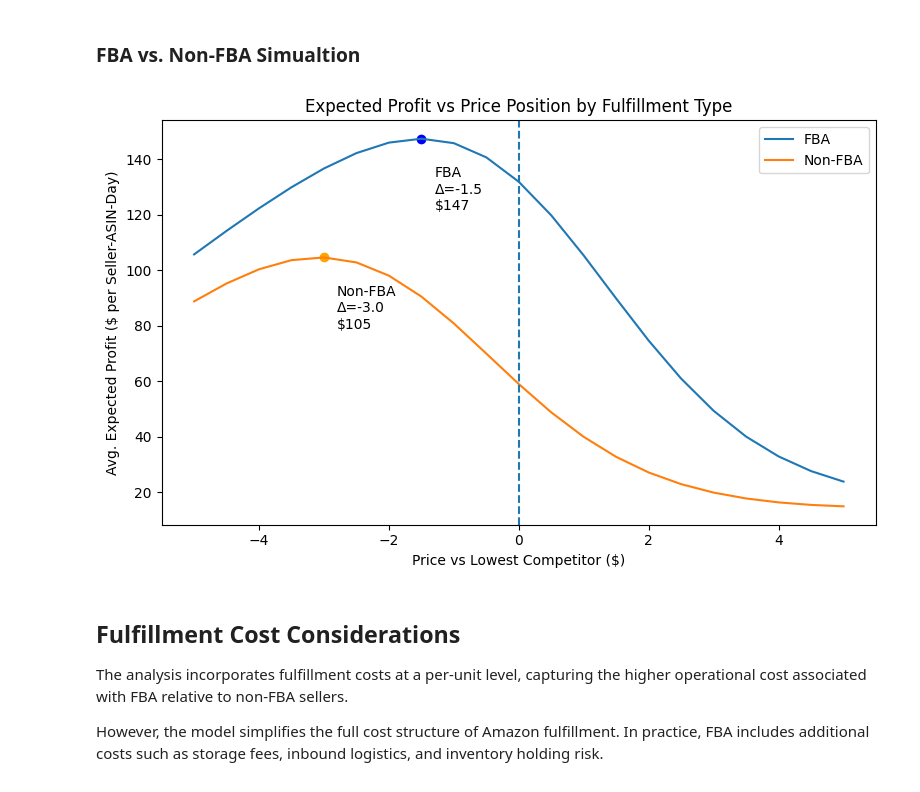
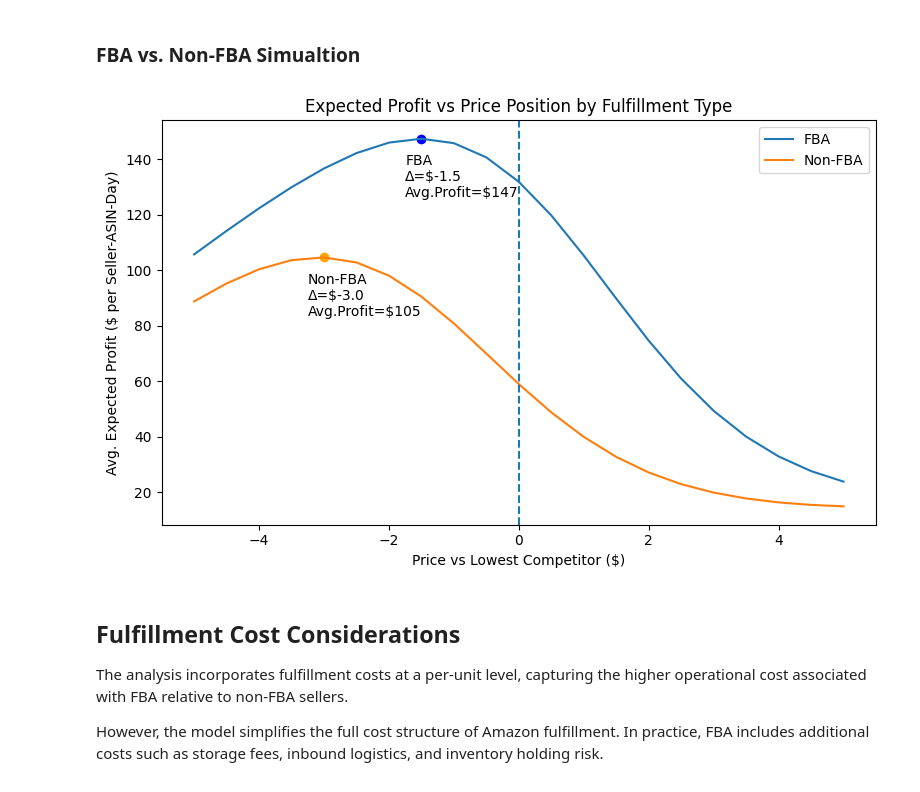
Before and after one commit to sbelarmin/amazon-buy-box-marketplace, a Jupyter notebook: notebooks/06_price_optimization.ipynb, the cells around one changed output. Cells and saved outputs as stored; diff of their text form; code cells hidden in the pictures.

```diff
--- a/notebooks/06_price_optimization.ipynb
+++ b/notebooks/06_price_optimization.ipynb
@@ -269,37 +251,37 @@ for fba_flag, label in [(1, "FBA"), (0, "Non-FBA")]:
 
 # baseline
 plt.axvline(0, linestyle='--')
 
 # annotate each optimal point
 for _, row in opt_df.iterrows():
 
     if row['is_fba'] == 1:
         label = 'FBA'
         color='blue'
     else:
         label = "Non-FBA"
         color = 'orange'
 
     # dot
     plt.scatter(row["price_delta"], row["avg_profit"], color=color)
 
     # text slightly below/right of point
     plt.text(
-        row["price_delta"] + 0.2,
-        row["avg_profit"] - 10,
-        f"{label}\nΔ={row['price_delta']:.1f}\n${row['avg_profit']:.0f}",
+        row["price_delta"] - 0.25,
+        row["avg_profit"] - 5.5,
+        f"{label}\nΔ=${row['price_delta']:.1f}\nAvg.Profit=${row['avg_profit']:.0f}",
         va='top'
     )
 
 plt.title("Expected Profit vs Price Position by Fulfillment Type")
 plt.xlabel("Price vs Lowest Competitor ($)")
 plt.ylabel("Avg. Expected Profit ($ per Seller-ASIN-Day)")
 plt.legend()
 
 plt.tight_layout()
 plt.show()
 # %% [output]
-[figure, old version]
+[figure, new version]
 # %% [markdown]
 ## Fulfillment Cost Considerations
 
```
Also changed, not shown: parts of 4 cells of this notebook, 3 other files.
